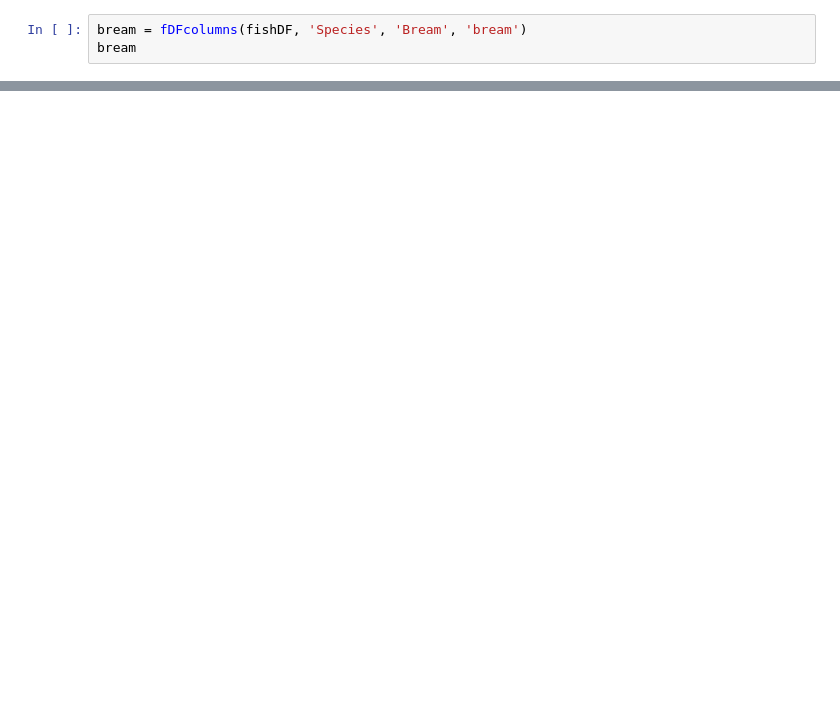
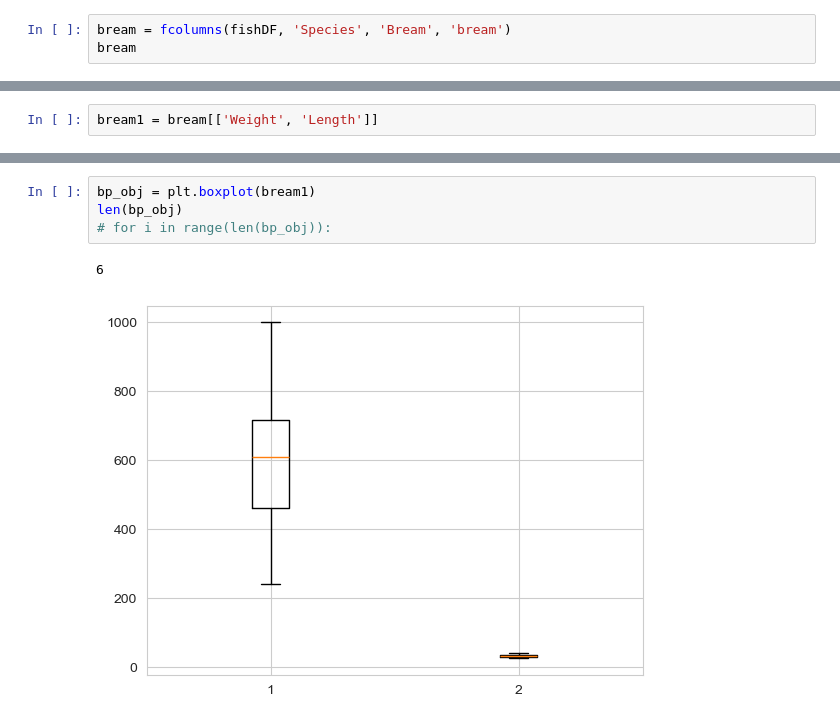
Before and after one commit to juugii-ho/KDT_9-10W_Machine-learning, a Jupyter notebook: DAY04_240228/ex_mlx.ipynb, the cells around one changed output, grey strips where cells are left out. Saved outputs shown, nothing was run; the diff lists cells and outputs as text; blank space fills up the shorter version.

```diff
--- a/DAY04_240228/ex_mlx.ipynb
+++ b/DAY04_240228/ex_mlx.ipynb
@@ -54,4 +29,4 @@ ImportError: cannot import name 'fDFcolumns' from 'ML_func' (/Users/sml/PycharmP
 # %%
-bream = fDFcolumns(fishDF, 'Species', 'Bream', 'bream')
+bream = fcolumns(fishDF, 'Species', 'Bream', 'bream')
 bream
 # %% [output]
@@ -58,0 +83,2 @@ NameError: name 'fDFcolumns' is not defined
+# %%
+bream1 = bream[['Weight', 'Length']]
@@ -58,0 +153,7 @@ NameError: name 'fDFcolumns' is not defined
+# %%
+bp_obj = plt.boxplot(bream1)
+len(bp_obj)
+# for i in range(len(bp_obj)):
+# %% [output]
+6
+[figure, added]
```
Also changed, not shown: parts of 10 cells of this notebook, 7 other files.
